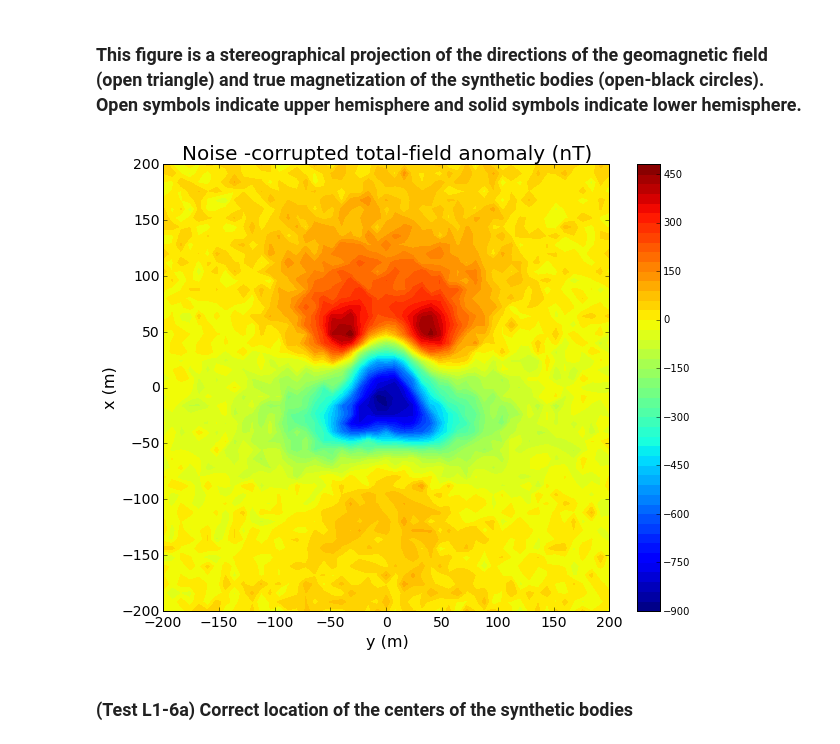
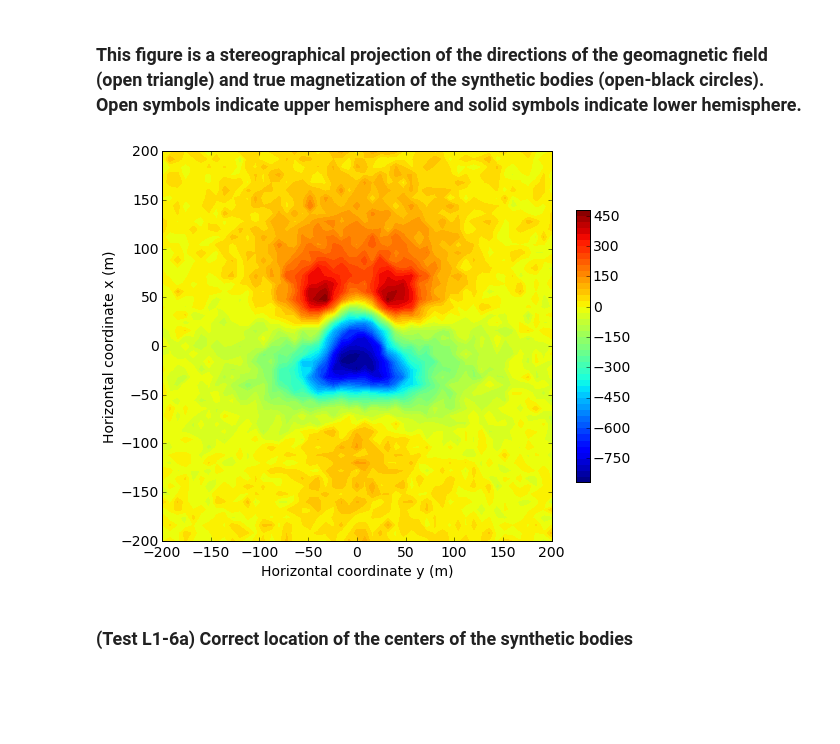
Before and after one commit to pinga-lab/Total-magnetization-of-spherical-bodies, a Jupyter notebook: notebooks/suppl_tests/additional_tests/synthetic_tests-L1.ipynb, the cells around one changed output. Drawn from its saved outputs; the diff is of its cells as text; code cells hidden in the pictures; blank space fills up the shorter version.

```diff
--- a/notebooks/suppl_tests/additional_tests/synthetic_tests-L1.ipynb
+++ b/notebooks/suppl_tests/additional_tests/synthetic_tests-L1.ipynb
@@ -30,6 +30,8 @@ from fatiando.gravmag.euler import Classic, ExpandingWindow
 from fatiando.utils import ang2vec, vec2ang, contaminate
 from fatiando.vis import mpl, myv
 from fatiando.gravmag.magdir import DipoleMagDir
+# %%
+mpl.rcParams['font.size'] = 14
 # %% [markdown]
 ### These numerical tests use the open-source Python toolkit [Fatiando a Terra](http://fatiando.org/)
 # %%
@@ -809,20 +811,21 @@ mpl.show()
 ### This figure is a stereographical projection of the directions of the geomagnetic field (open triangle) and true magnetization of the synthetic bodies (open-black circles). Open symbols indicate upper hemisphere and solid symbols indicate lower hemisphere.
 # %%
 mpl.close('all')
-mpl.figure(figsize=(10,8))
+mpl.figure(figsize=(8,8), tight_layout = True)
 mpl.axis('scaled')
-mpl.title('Noise -corrupted total-field anomaly (nT)', fontsize=20)
+#mpl.title('Noise -corrupted total-field anomaly (nT)', fontsize=20)
 mpl.contourf(y, x, tf, shape, 50)
-mpl.colorbar()
-mpl.xlabel('y (m)', fontsize=16)
-mpl.ylabel('x (m)', fontsize=16)
+mpl.colorbar(shrink = 0.5)
+mpl.xlabel('Horizontal coordinate y (m)', fontsize=14)
+mpl.ylabel('Horizontal coordinate x (m)', fontsize=14)
 mpl.xticks(fontsize=14)
 mpl.yticks(fontsize=14)
 mpl.savefig('lelievre2009_data_L1.png')
-Image(filename='lelievre2009_data_L1.png')
+#Image(filename='lelievre2009_data_L1.png')
+mpl.savefig('lelievre2009_data_L1.pdf', frameon=False, bbox_inches='tight')
 mpl.show()
 # %% [output]
-[figure, old version]
+[figure, new version]
 # %%
 # Estimate the centers with Euler deconvolution
 #xderiv = gravmag.fourier.derivx(x, y, tf, shape)
```
Also changed, not shown: parts of 2 cells of this notebook, 33 other files.
